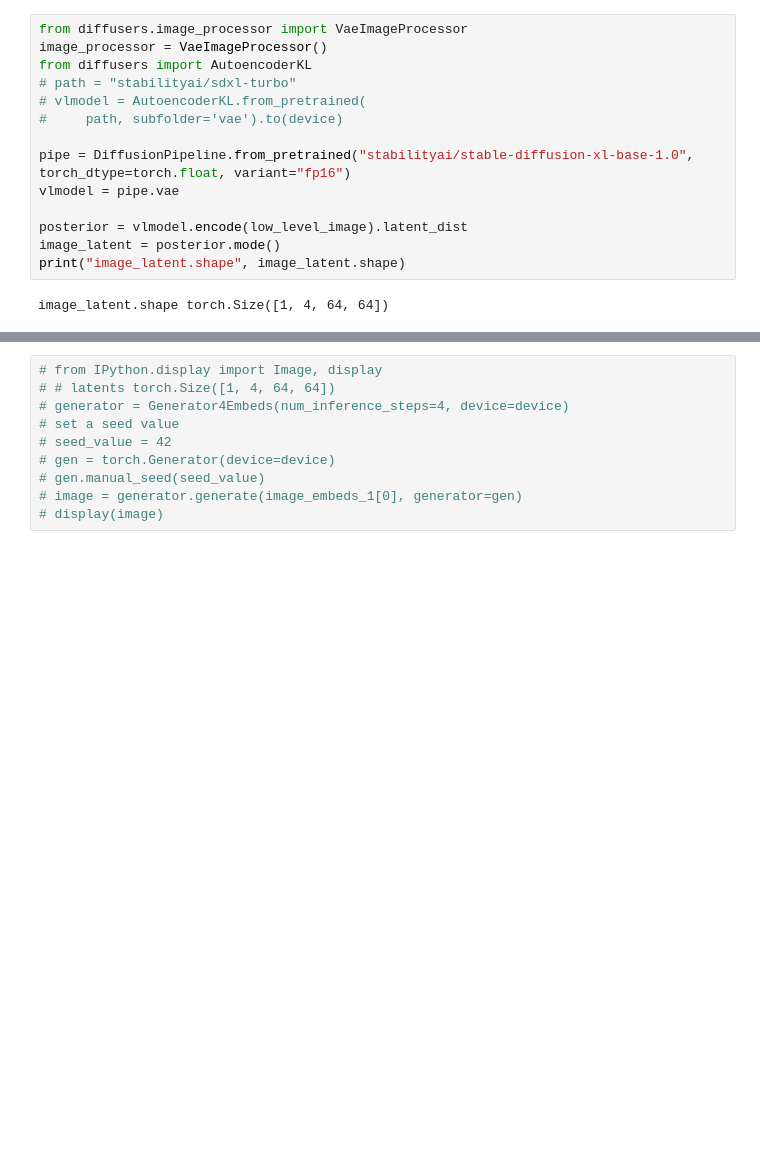
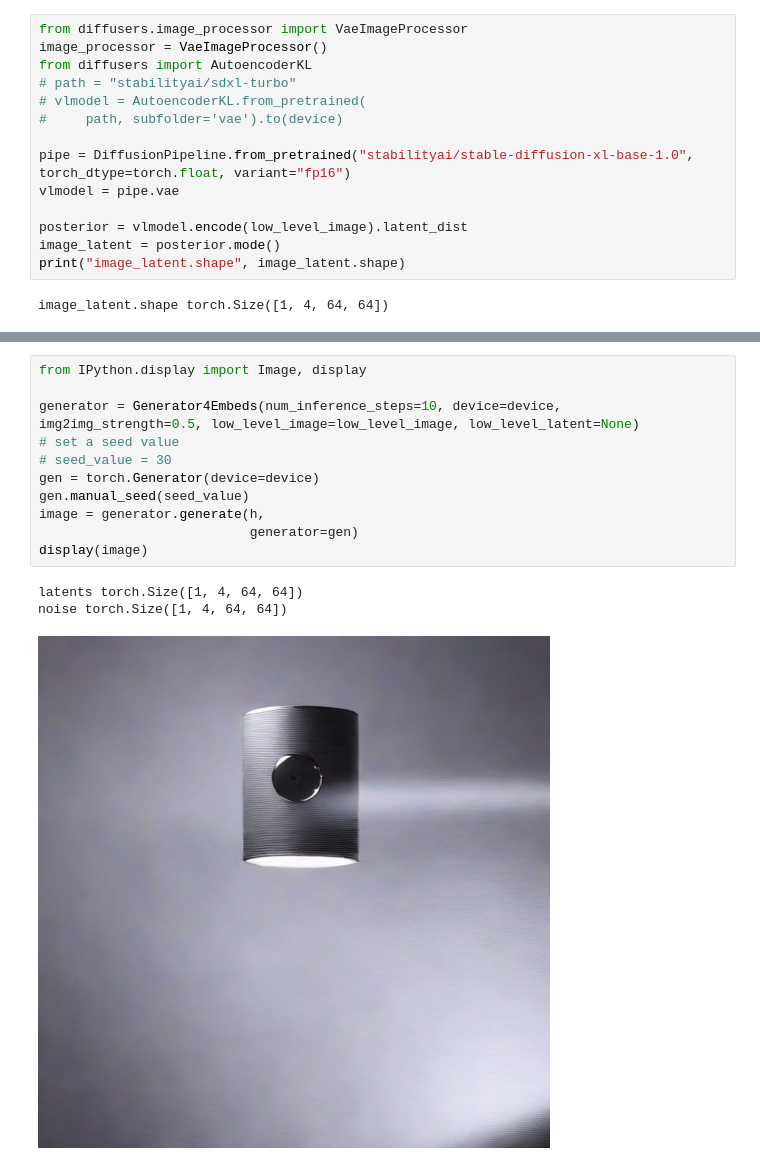
Before and after one commit to dongyangli-del/EEG_Image_decode, a Jupyter notebook: Generation/1x1024_reconstruct_sdxl.ipynb, the cells around one changed output, grey strips where cells are left out. Cells and saved outputs as stored; diff of their text form; blank space fills up the shorter version.

```diff
--- a/Generation/1x1024_reconstruct_sdxl.ipynb
+++ b/Generation/1x1024_reconstruct_sdxl.ipynb
@@ -172,13 +200,18 @@ with torch.no_grad():
 # %%
-# from IPython.display import Image, display
-# # latents torch.Size([1, 4, 64, 64])
-# generator = Generator4Embeds(num_inference_steps=4, device=device)
+from IPython.display import Image, display
+
+generator = Generator4Embeds(num_inference_steps=10, device=device, img2img_strength=0.5, low_level_image=low_level_image, low_level_latent=None)
 # set a seed value
-# seed_value = 42
-# gen = torch.Generator(device=device)
-# gen.manual_seed(seed_value)
-# image = generator.generate(image_embeds_1[0], generator=gen)
-# display(image)
+# seed_value = 30
+gen = torch.Generator(device=device)
+gen.manual_seed(seed_value)
+image = generator.generate(h,
+                           generator=gen)
+display(image)
+# %% [output]
+latents torch.Size([1, 4, 64, 64])
+noise torch.Size([1, 4, 64, 64])
+[figure, added]
 # %%
 from IPython.display import Image, display
 
```
Also changed, not shown: parts of 6 cells of this notebook, 16 other files.
